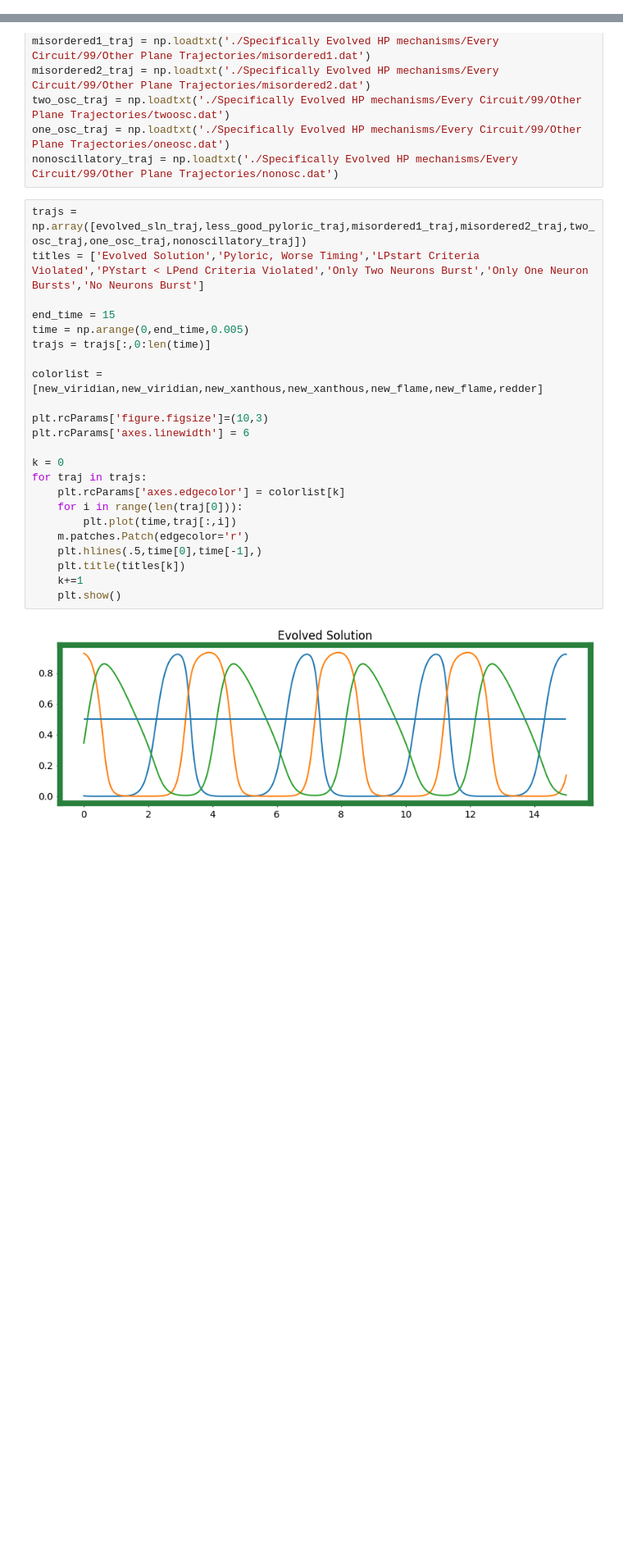
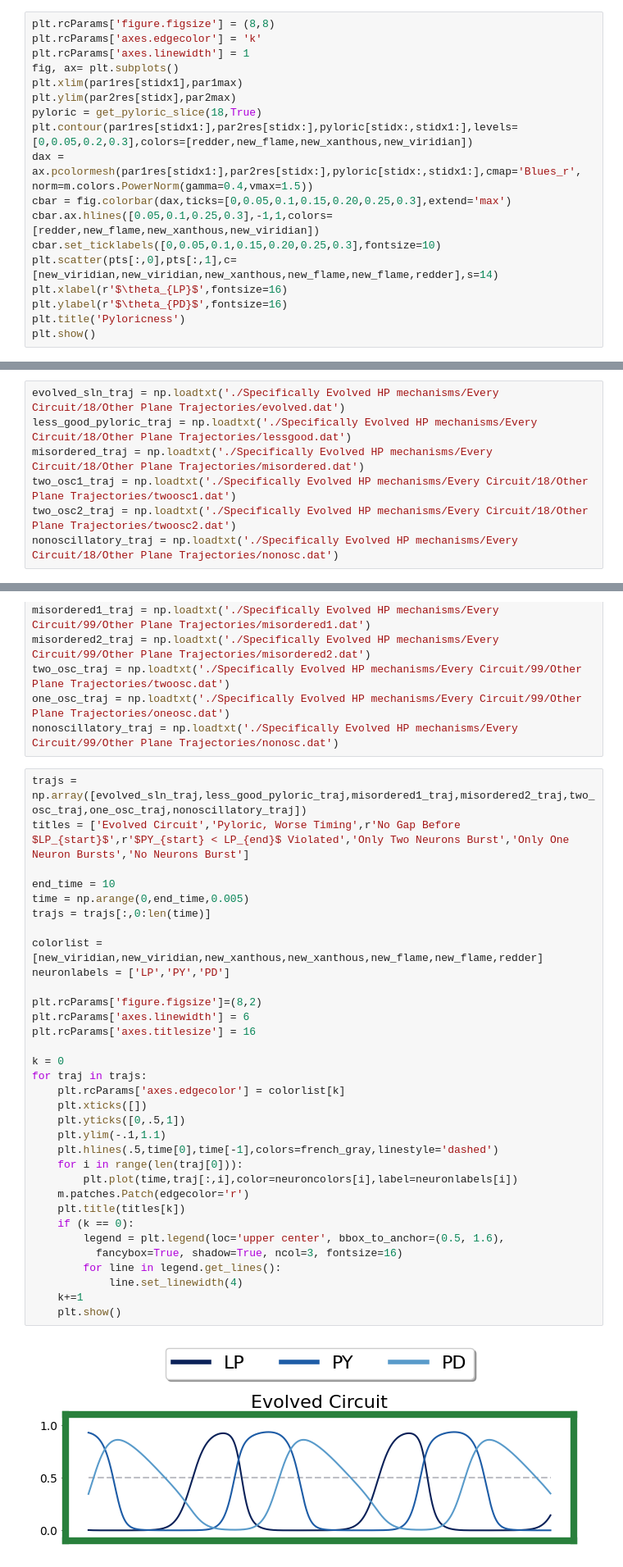
Before and after one commit to ljstolting/EvolvingHP, a Jupyter notebook: Cpp/VizIndividualSolution.ipynb, the cells around one changed output, grey strips where cells are left out. Shown at 82% size. Cells and saved outputs as stored; diff of their text form; blank space fills up the shorter version.

```diff
--- a/Cpp/VizIndividualSolution.ipynb
+++ b/Cpp/VizIndividualSolution.ipynb
@@ -128,0 +227,18 @@ print(rainbow[::-1])
+# %%
+plt.rcParams['figure.figsize'] = (8,8)
+plt.rcParams['axes.edgecolor'] = 'k'
+plt.rcParams['axes.linewidth'] = 1
+fig, ax= plt.subplots()
+plt.xlim(par1res[stidx1],par1max)
+plt.ylim(par2res[stidx],par2max)
+pyloric = get_pyloric_slice(18,True)
+plt.contour(par1res[stidx1:],par2res[stidx:],pyloric[stidx:,stidx1:],levels=[0,0.05,0.2,0.3],colors=[redder,new_flame,new_xanthous,new_viridian])
+dax = ax.pcolormesh(par1res[stidx1:],par2res[stidx:],pyloric[stidx:,stidx1:],cmap='Blues_r', norm=m.colors.PowerNorm(gamma=0.4,vmax=1.5))
+cbar = fig.colorbar(dax,ticks=[0,0.05,0.1,0.15,0.20,0.25,0.3],extend='max')
+cbar.ax.hlines([0.05,0.1,0.25,0.3],-1,1,colors=[redder,new_flame,new_xanthous,new_viridian])
+cbar.set_ticklabels([0,0.05,0.1,0.15,0.20,0.25,0.3],fontsize=10)
+plt.scatter(pts[:,0],pts[:,1],c=[new_viridian,new_viridian,new_xanthous,new_flame,new_flame,redder],s=14)
+plt.xlabel(r'$\theta_{LP}$',fontsize=16)
+plt.ylabel(r'$\theta_{PD}$',fontsize=16)
+plt.title('Pyloricness')
+plt.show()
@@ -128,0 +247,7 @@ print(rainbow[::-1])
+# %%
+evolved_sln_traj = np.loadtxt('./Specifically Evolved HP mechanisms/Every Circuit/18/Other Plane Trajectories/evolved.dat')
+less_good_pyloric_traj = np.loadtxt('./Specifically Evolved HP mechanisms/Every Circuit/18/Other Plane Trajectories/lessgood.dat')
+misordered_traj = np.loadtxt('./Specifically Evolved HP mechanisms/Every Circuit/18/Other Plane Trajectories/misordered.dat')
+two_osc1_traj = np.loadtxt('./Specifically Evolved HP mechanisms/Every Circuit/18/Other Plane Trajectories/twoosc1.dat')
+two_osc2_traj = np.loadtxt('./Specifically Evolved HP mechanisms/Every Circuit/18/Other Plane Trajectories/twoosc2.dat')
+nonoscillatory_traj = np.loadtxt('./Specifically Evolved HP mechanisms/Every Circuit/18/Other Plane Trajectories/nonosc.dat')
@@ -163,26 +331,36 @@ one_osc_traj = np.loadtxt('./Specifically Evolved HP mechanisms/Every Circuit/99
 nonoscillatory_traj = np.loadtxt('./Specifically Evolved HP mechanisms/Every Circuit/99/Other Plane Trajectories/nonosc.dat')
 # %%
 trajs = np.array([evolved_sln_traj,less_good_pyloric_traj,misordered1_traj,misordered2_traj,two_osc_traj,one_osc_traj,nonoscillatory_traj])
-titles = ['Evolved Solution','Pyloric, Worse Timing','LPstart Criteria Violated','PYstart < LPend Criteria Violated','Only Two Neurons Burst','Only One Neuron Bursts','No Neurons Burst']
+titles = ['Evolved Circuit','Pyloric, Worse Timing',r'No Gap Before $LP_{start}$',r'$PY_{start} < LP_{end}$ Violated','Only Two Neurons Burst','Only One Neuron Bursts','No Neurons Burst']
 
-end_time = 15
+end_time = 10
 time = np.arange(0,end_time,0.005)
 trajs = trajs[:,0:len(time)]
 
 colorlist = [new_viridian,new_viridian,new_xanthous,new_xanthous,new_flame,new_flame,redder]
+neuronlabels = ['LP','PY','PD']
 
-plt.rcParams['figure.figsize']=(10,3)
+plt.rcParams['figure.figsize']=(8,2)
 plt.rcParams['axes.linewidth'] = 6
+plt.rcParams['axes.titlesize'] = 16
 
 k = 0
 for traj in trajs:
     plt.rcParams['axes.edgecolor'] = colorlist[k]
+    plt.xticks([])
+    plt.yticks([0,.5,1])
+    plt.ylim(-.1,1.1)
+    plt.hlines(.5,time[0],time[-1],colors=french_gray,linestyle='dashed')
     for i in range(len(traj[0])):
-        plt.plot(time,traj[:,i])
+        plt.plot(time,traj[:,i],color=neuroncolors[i],label=neuronlabels[i])
     m.patches.Patch(edgecolor='r')
-    plt.hlines(.5,time[0],time[-1],)
     plt.title(titles[k])
+    if (k == 0):
+        legend = plt.legend(loc='upper center', bbox_to_anchor=(0.5, 1.6),
+          fancybox=True, shadow=True, ncol=3, fontsize=16)
+        for line in legend.get_lines():
+            line.set_linewidth(4)
     k+=1
     plt.show()
 # %% [output]
-[figure, old version]
+[figure, new version]
```
Also changed, not shown: parts of 15 cells of this notebook, 32 other files.
